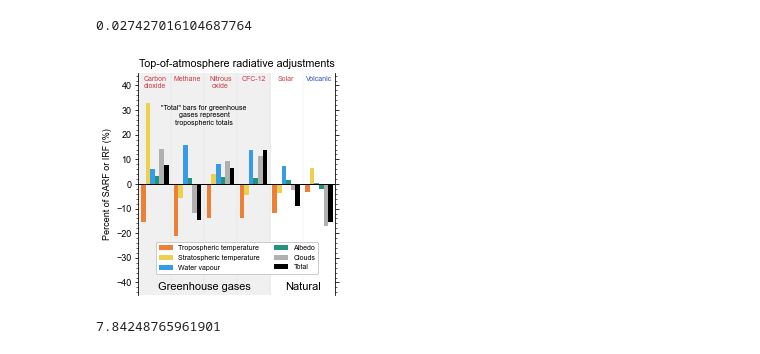
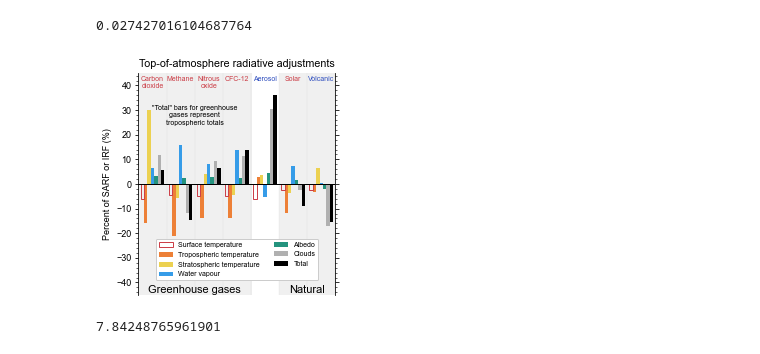
Before and after one commit to chrisroadmap/ar6, a Jupyter notebook: notebooks/270_chapter7_fig7.4.ipynb, the cells around one changed output. Cells and saved outputs as stored; diff of their text form; code cells hidden in the pictures.

```diff
--- a/notebooks/270_chapter7_fig7.4.ipynb
+++ b/notebooks/270_chapter7_fig7.4.ipynb
@@ -214,8 +236,8 @@ mapping = {
 
 flux_data = []
 
-for model in adjustments_smith20_df.Model.unique():
+for model in adjustments_smith20_co2_df.Model.unique():
     for var in ['ERF', 'ts', 'tatr', 'tast', 'hus', 'alb', 'cl']:
-        model_results = adjustments_smith20_df.loc[adjustments_smith20_df['Model']==model, var].mean() * detune
+        model_results = adjustments_smith20_co2_df.loc[adjustments_smith20_co2_df['Model']==model, var].mean() * detune
         flux_data.append([mapping[var], model, model_results])
 # %%
@@ -241,3 +263,14 @@ smith20_new_df
 | hus | UKESM1-0-LL | 0.104594 |
 | alb | UKESM1-0-LL | 0.071988 |
 | cloud | UKESM1-0-LL | 0.822775 |
+# %%
+flux_data = []
+
+for model in adjustments_smith20_aer_df.Model.unique():
+    for var in ['ERF', 'ts', 'tatr', 'tast', 'hus', 'alb', 'cl']:
+        model_results = adjustments_smith20_aer_df.loc[adjustments_smith20_aer_df['Model']==model, var].mean()
+        flux_data.append([mapping[var], model, model_results])
+
+smith20_aer_new_df = pd.DataFrame(flux_data, columns=['variable', 'model', 'aer'])
+smith20_aer_new_df.set_index(['variable','model'], inplace=True)
+smith20_aer_new_df
@@ -383,9 +432,9 @@ volcanic_adj
 ## Put everything together
 # %%
 adjustments_df = (
-    pd.concat([smith18_new_df, hod_new_df, volcanic_df], axis=1)
+    pd.concat([smith18_new_df, smith20_aer_new_df, hod_new_df, volcanic_df], axis=1)
 )
 
-adjustments_df = pd.merge(adjustments_df, smith20_new_df, how='outer', on='2xCO2', left_index=True, right_index=True)
+adjustments_df = pd.merge(adjustments_df, smith20_co2_new_df, how='outer', on='2xCO2', left_index=True, right_index=True)
 adjustments_df
 # %% [output]
@@ -421,6 +470,7 @@ SARF = (adjustments_df.loc['ERF'] - adjustments_df.loc['tas'] - adjustments_df.l
 # IRF
 IRF = (adjustments_df.loc['ERF'] - adjustments_df.loc['tas'] - adjustments_df.loc['ta_trop'] - adjustments_df.loc['ta_strat'] - adjustments_df.loc['hus'] - adjustments_df.loc['alb'] - adjustments_df.loc['cloud'])
 # %%
+tas = adjustments_df.loc['tas']
 ta_trop = adjustments_df.loc['ta_trop']
 ta_strat = adjustments_df.loc['ta_strat']
 hus = adjustments_df.loc['hus']
@@ -441,73 +491,69 @@ fig, ax1 = pl.subplots()
 
 colors = ['#cc4049','#ed8037','#ecd151','#369ce8','#24937e','#b0b0b0','black']
 labels = ['Surface temperature','Tropospheric temperature','Stratospheric temperature','Water vapour','Albedo','Clouds','Total']
-for ie, expt in enumerate(['3xCH4', '3xN2O', '9xCFC12', 'Solar', 'Volcanic']):
+for ie, expt in enumerate(['3xCH4', '3xN2O', '9xCFC12', 'aer', 'Solar', 'Volcanic']):
     if expt in ['2xCO2', '3xCH4', '3xN2O', '9xCFC12']:
-        ax1.bar(0.15+ie+1, 100*(ta_trop/SARF).mean()[expt], 0.14, color=colors[1], zorder=3)
-        ax1.bar(0.29+ie+1, 100*(ta_strat/SARF).mean()[expt], 0.14, color=colors[2], zorder=3)
-        ax1.bar(0.43+ie+1, 100*(hus/SARF).mean()[expt], 0.14, color=colors[3], zorder=3)
-        ax1.bar(0.57+ie+1, 100*(alb/SARF).mean()[expt], 0.14, color=colors[4], zorder=3)
-        ax1.bar(0.71+ie+1, 100*(cloud/SARF).mean()[expt], 0.14, color=colors[5], zorder=3)
-        ax1.bar(0.85+ie+1, 100*(total_trop/SARF).mean()[expt], 0.14, color=colors[6], zorder=3)
-    elif expt in ['Solar', 'Volcanic']:
-        ax1.bar(0.15+ie+1, 100*(ta_trop/IRF).mean()[expt], 0.14, color=colors[1], zorder=3)
-        ax1.bar(0.29+ie+1, 100*(ta_strat/IRF).mean()[expt], 0.14, color=colors[2], zorder=3)
-        ax1.bar(0.43+ie+1, 100*(hus/IRF).mean()[expt], 0.14, color=colors[3], zorder=3)
-        ax1.bar(0.57+ie+1, 100*(alb/IRF).mean()[expt], 0.14, color=colors[4], zorder=3)
-        ax1.bar(0.71+ie+1, 100*(cloud/IRF).mean()[expt], 0.14, color=colors[5], zorder=3)
-        ax1.bar(0.85+ie+1, 100*(RA/IRF).mean()[expt], 0.14, color=colors[6], zorder=3)
-#    else:
-#        ax1.bar(0.15+ie+1, 100*(ta_trop/SARF).mean()[expt], 0.14, color=colors[1], zorder=3)
-#        ax1.bar(0.29+ie+1, 100*(ta_strat/SARF).mean()[expt], 0.14, color=colors[2], zorder=3)
-#        ax1.bar(0.43+ie+1, 100*(hus/SARF).mean()[expt], 0.14, color=colors[3], zorder=3)
-#        ax1.bar(0.57+ie+1, 100*(alb/SARF).mean()[expt], 0.14, color=colors[4], zorder=3)
-#        ax1.bar(0.71+ie+1, 100*(cloud/SARF).mean()[expt], 0.14, color=colors[5], zorder=3)
-#        ax1.bar(0.85+ie+1, 100*(RA/SARF).mean()[expt], 0.14, color=colors[6], zorder=3)
-    if expt in ['Volcanic', '5xSO4']:
+        ax1.bar(0.14+ie+1, 100*(tas/SARF).mean()[expt], 0.12, color="None", edgecolor=colors[0], lw=1, zorder=4)
+        ax1.bar(0.26+ie+1, 100*(ta_trop/SARF).mean()[expt], 0.12, color=colors[1], zorder=3)
+        ax1.bar(0.38+ie+1, 100*(ta_strat/SARF).mean()[expt], 0.12, color=colors[2], zorder=3)
+        ax1.bar(0.50+ie+1, 100*(hus/SARF).mean()[expt], 0.12, color=colors[3], zorder=3)
+        ax1.bar(0.62+ie+1, 100*(alb/SARF).mean()[expt], 0.12, color=colors[4], zorder=3)
+        ax1.bar(0.74+ie+1, 100*(cloud/SARF).mean()[expt], 0.12, color=colors[5], zorder=3)
+        ax1.bar(0.86+ie+1, 100*(total_trop/SARF).mean()[expt], 0.12, color=colors[6], zorder=3)
+    elif expt in ['aer', 'Solar', 'Volcanic']:
+        ax1.bar(0.14+ie+1, 100*(tas/IRF).mean()[expt], 0.12, color="None", edgecolor=colors[0], lw=1, zorder=4)
+        ax1.bar(0.26+ie+1, 100*(ta_trop/IRF).mean()[expt], 0.12, color=colors[1], zorder=3)
+        ax1.bar(0.38+ie+1, 100*(ta_strat/IRF).mean()[expt], 0.12, color=colors[2], zorder=3)
+        ax1.bar(0.50+ie+1, 100*(hus/IRF).mean()[expt], 0.12, color=colors[3], zorder=3)
+        ax1.bar(0.62+ie+1, 100*(alb/IRF).mean()[expt], 0.12, color=colors[4], zorder=3)
+        ax1.bar(0.74+ie+1, 100*(cloud/IRF).mean()[expt], 0.12, color=colors[5], zorder=3)
+        ax1.bar(0.86+ie+1, 100*(RA/IRF).mean()[expt], 0.12, color=colors[6], zorder=3)
+    if expt in ['Volcanic', '5xSO4', 'aer']:
         textcolor='#304fbf'
     else:
         textcolor='#cc4049'
     ax1.text(0.5+ie+1, 44, expt_names[expt], ha='center', va='top', fontsize=7, color=textcolor)
 ie=0
 expt='2xCO2'
-ax1.bar(0.15, 100*(ta_trop/SARF).mean()[expt], 0.14, color=colors[1], zorder=3, label=labels[1])
-ax1.bar(0.29, 100*(ta_strat/SARF).mean()[expt], 0.14, color=colors[2], zorder=3, label=labels[2])
-ax1.bar(0.43, 100*(hus/SARF).mean()[expt], 0.14, color=colors[3], zorder=3, label=labels[3])
-ax1.bar(0.57, 100*(alb/SARF).mean()[expt], 0.14, color=colors[4], zorder=3, label=labels[4])
-ax1.bar(0.71, 100*(cloud/SARF).mean()[expt], 0.14, color=colors[5], zorder=3, label=labels[5])
-ax1.bar(0.85, 100*(total_trop/SARF).mean()[expt], 0.14, color=colors[6], zorder=3, label=labels[6])
+ax1.bar(0.14, 100*(tas/SARF).mean()[expt], 0.12, color="None", edgecolor=colors[0], lw=1, zorder=4, label=labels[0])
+ax1.bar(0.26, 100*(ta_trop/SARF).mean()[expt], 0.12, color=colors[1], zorder=3, label=labels[1])
+ax1.bar(0.38, 100*(ta_strat/SARF).mean()[expt], 0.12, color=colors[2], zorder=3, label=labels[2])
+ax1.bar(0.50, 100*(hus/SARF).mean()[expt], 0.12, color=colors[3], zorder=3, label=labels[3])
+ax1.bar(0.62, 100*(alb/SARF).mean()[expt], 0.12, color=colors[4], zorder=3, label=labels[4])
+ax1.bar(0.74, 100*(cloud/SARF).mean()[expt], 0.12, color=colors[5], zorder=3, label=labels[5])
+ax1.bar(0.86, 100*(total_trop/SARF).mean()[expt], 0.12, color=colors[6], zorder=3, label=labels[6])
 ax1.text(0.5, 44, expt_names[expt], ha='center', va='top', fontsize=7, color='#cc4049')
 
-ax1.text(2, -44, 'Greenhouse gases', size=11, va='bottom', ha='center')
+ax1.text(2, -45, 'Greenhouse gases', size=11, va='bottom', ha='center')
 #ax1.text(6, -118, 'Aerosols', size=11, va='bottom', ha='center')
-ax1.text(5, -44, 'Natural', size=11, va='bottom', ha='center')
+ax1.text(6, -45, 'Natural', size=11, va='bottom', ha='center')
 
 ax1.set_ylabel('Percent of SARF or IRF (%)')
 
 ax1.axhline(0, color='k', lw=1, zorder=4)
 
 for x in range(1,8):
     ax1.axvline(x,lw=0.2,color='#d0d0d0')
 
 mn,mx = ax1.get_ylim()
-backfill = [0,4,4,6]
-fillind  = [1,1,0,0]
+backfill = [0,4,4,5,5,7]
+fillind  = [1,1,0,0,1,1]
 ax1.fill_between(backfill, -120, 100, where=fillind, color='#f0f0f0', zorder=0.6)
-ax1.legend(loc='lower center', framealpha=1, fontsize=7, ncol=2, frameon=True, bbox_to_anchor=[0.5,0.08])
+ax1.legend(loc='lower center', framealpha=1, fontsize=7, ncol=2, frameon=True, bbox_to_anchor=[0.5,0.05])
 ax1.set_ylim(-45,45)
-ax1.set_xlim(0,6)
+ax1.set_xlim(0,7)
 #ax1.grid(axis='y', zorder=-11, lw=0.5)
 
 ax1.set_title('Top-of-atmosphere radiative adjustments')
 ax1.text(2, 28, '"Total" bars for greenhouse\ngases represent\ntropospheric totals', size=7, ha='center', va='center')
 
 
 fig.tight_layout()
 
 pl.savefig('../figures/fig7.4.png', dpi=300)
 pl.savefig('../figures/fig7.4.pdf')
 # %% [output]
-[figure, old version]
+[figure, new version]
 # %%
 100*(total_trop/SARF).mean()['2xCO2']
 # %% [output]
```
Also changed, not shown: parts of 8 cells of this notebook, 5 other files.
